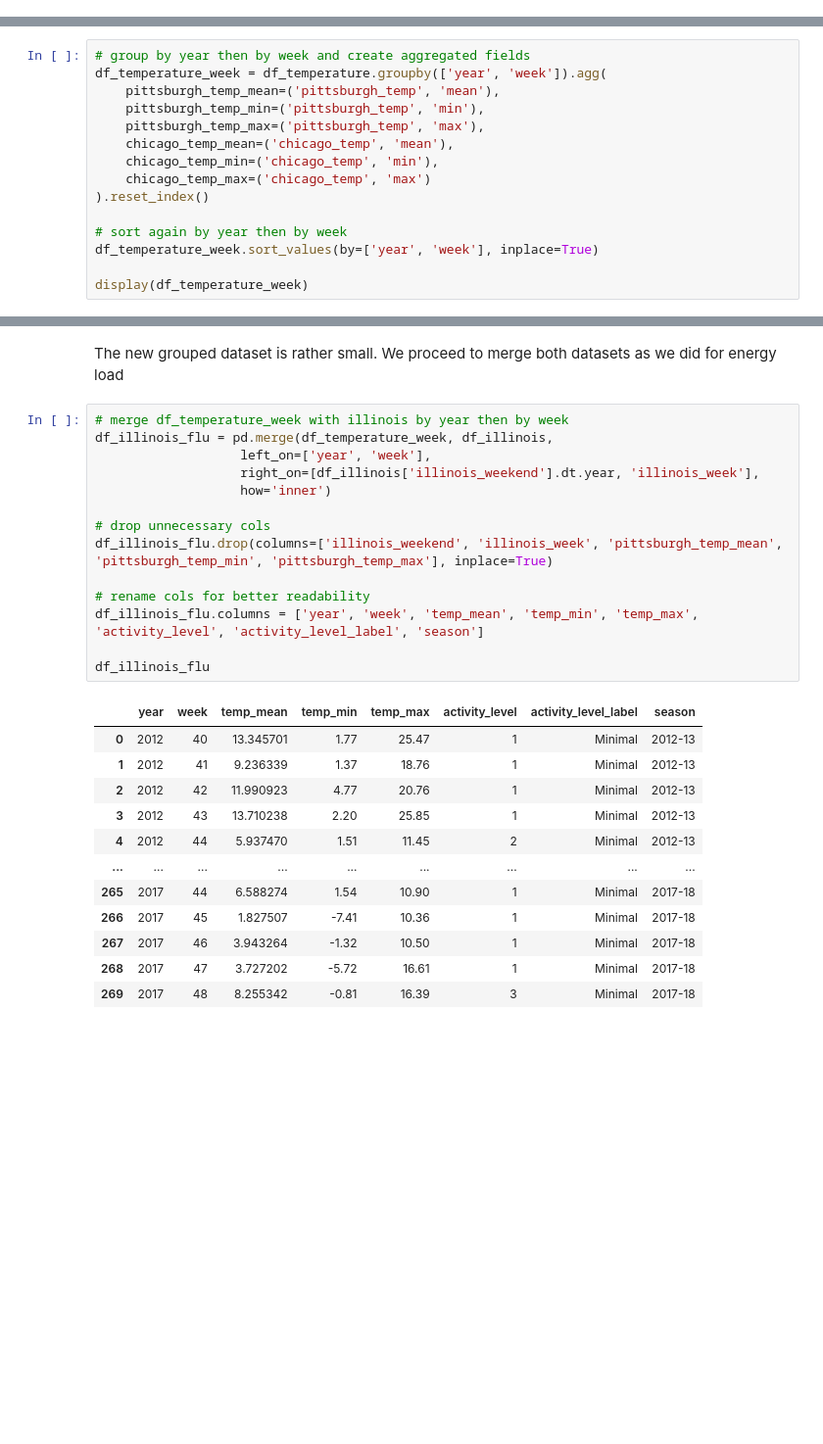
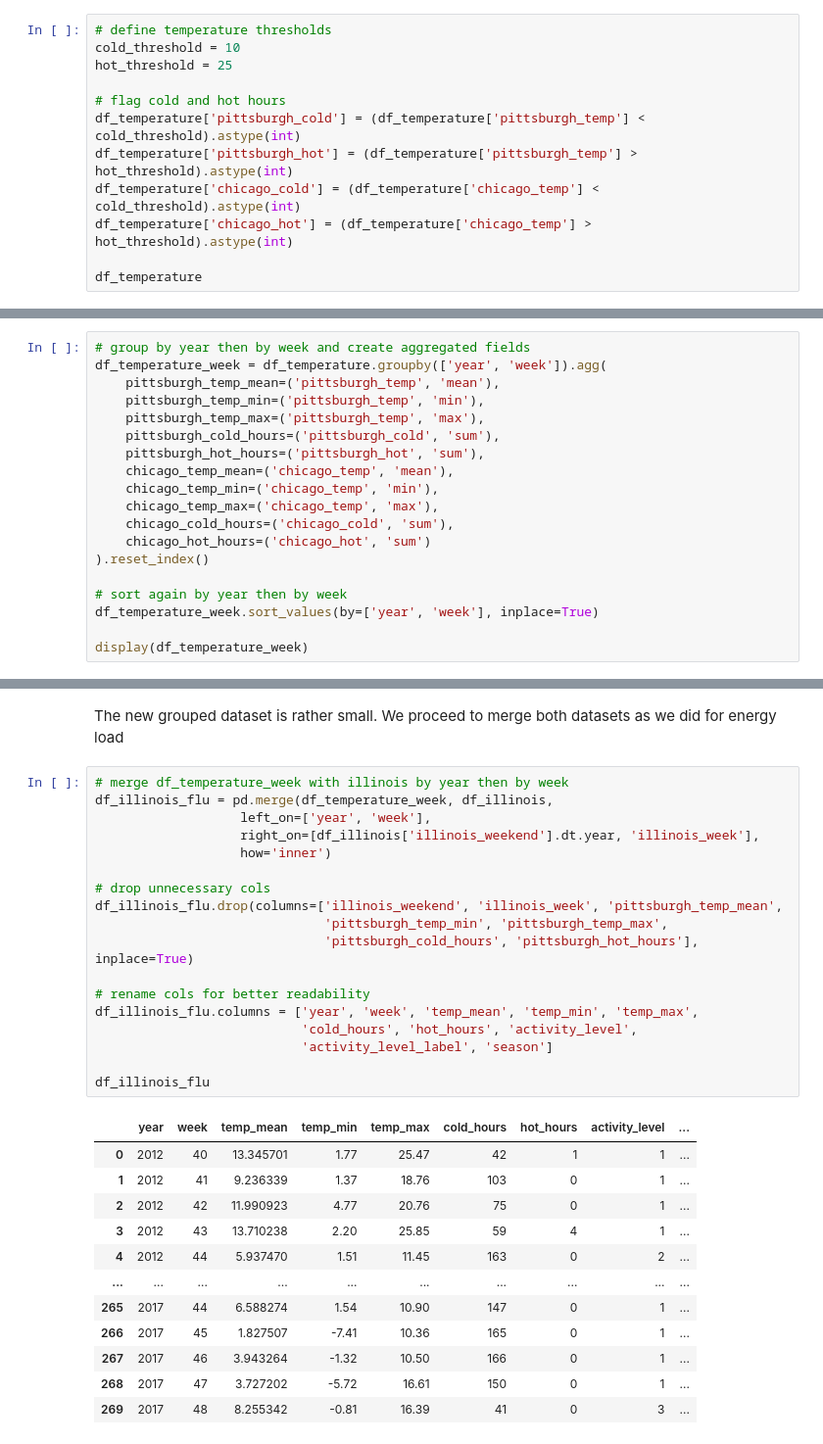
Before and after one commit to Somerillo/DI-Final_Project, a Jupyter notebook: time_series.ipynb, the cells around one changed output, grey strips where cells are left out. Shown: that part at 98% size. Cells and saved outputs as stored; diff of their text form; blank space fills up the shorter version.

```diff
--- a/time_series.ipynb
+++ b/time_series.ipynb
@@ -497,0 +500,12 @@ display(df_temperature.head())
+# %%
+# define temperature thresholds
+cold_threshold = 10
+hot_threshold = 25
+
+# flag cold and hot hours
+df_temperature['pittsburgh_cold'] = (df_temperature['pittsburgh_temp'] < cold_threshold).astype(int)
+df_temperature['pittsburgh_hot'] = (df_temperature['pittsburgh_temp'] > hot_threshold).astype(int)
+df_temperature['chicago_cold'] = (df_temperature['chicago_temp'] < cold_threshold).astype(int)
+df_temperature['chicago_hot'] = (df_temperature['chicago_temp'] > hot_threshold).astype(int)
+
+df_temperature
@@ -503,9 +531,13 @@ df_temperature_week = df_temperature.groupby(['year', 'week']).agg(
     pittsburgh_temp_mean=('pittsburgh_temp', 'mean'),
     pittsburgh_temp_min=('pittsburgh_temp', 'min'),
     pittsburgh_temp_max=('pittsburgh_temp', 'max'),
+    pittsburgh_cold_hours=('pittsburgh_cold', 'sum'),
+    pittsburgh_hot_hours=('pittsburgh_hot', 'sum'),
     chicago_temp_mean=('chicago_temp', 'mean'),
     chicago_temp_min=('chicago_temp', 'min'),
-    chicago_temp_max=('chicago_temp', 'max')
+    chicago_temp_max=('chicago_temp', 'max'),
+    chicago_cold_hours=('chicago_cold', 'sum'),
+    chicago_hot_hours=('chicago_hot', 'sum')
 ).reset_index()
 
 # sort again by year then by week
@@ -541,27 +573,31 @@ The new grouped dataset is rather small. We proceed to merge both datasets as we
 # %%
 # merge df_temperature_week with illinois by year then by week
 df_illinois_flu = pd.merge(df_temperature_week, df_illinois,
                    left_on=['year', 'week'],
                    right_on=[df_illinois['illinois_weekend'].dt.year, 'illinois_week'],
                    how='inner')
 
 # drop unnecessary cols
-df_illinois_flu.drop(columns=['illinois_weekend', 'illinois_week', 'pittsburgh_temp_mean', 'pittsburgh_temp_min', 'pittsburgh_temp_max'], inplace=True)
+df_illinois_flu.drop(columns=['illinois_weekend', 'illinois_week', 'pittsburgh_temp_mean',
+                              'pittsburgh_temp_min', 'pittsburgh_temp_max',
+                              'pittsburgh_cold_hours', 'pittsburgh_hot_hours'], inplace=True)
 
 # rename cols for better readability
-df_illinois_flu.columns = ['year', 'week', 'temp_mean', 'temp_min', 'temp_max', 'activity_level', 'activity_level_label', 'season']
+df_illinois_flu.columns = ['year', 'week', 'temp_mean', 'temp_min', 'temp_max',
+                           'cold_hours', 'hot_hours', 'activity_level',
+                           'activity_level_label', 'season']
 
 df_illinois_flu
 # %% [output]
-|  | year | week | temp_mean | temp_min | temp_max | activity_level | activity_level_label | season |
-| 0 | 2012 | 40 | 13.345701 | 1.77 | 25.47 | 1 | Minimal | 2012-13 |
-| 1 | 2012 | 41 | 9.236339 | 1.37 | 18.76 | 1 | Minimal | 2012-13 |
-| 2 | 2012 | 42 | 11.990923 | 4.77 | 20.76 | 1 | Minimal | 2012-13 |
-| 3 | 2012 | 43 | 13.710238 | 2.20 | 25.85 | 1 | Minimal | 2012-13 |
-| 4 | 2012 | 44 | 5.937470 | 1.51 | 11.45 | 2 | Minimal | 2012-13 |
-| ... | ... | ... | ... | ... | ... | ... | ... | ... |
-| 265 | 2017 | 44 | 6.588274 | 1.54 | 10.90 | 1 | Minimal | 2017-18 |
-| 266 | 2017 | 45 | 1.827507 | -7.41 | 10.36 | 1 | Minimal | 2017-18 |
-| 267 | 2017 | 46 | 3.943264 | -1.32 | 10.50 | 1 | Minimal | 2017-18 |
-| 268 | 2017 | 47 | 3.727202 | -5.72 | 16.61 | 1 | Minimal | 2017-18 |
-| 269 | 2017 | 48 | 8.255342 | -0.81 | 16.39 | 3 | Minimal | 2017-18 |
+|  | year | week | temp_mean | temp_min | temp_max | cold_hours | hot_hours | activity_level | ... |
+| 0 | 2012 | 40 | 13.345701 | 1.77 | 25.47 | 42 | 1 | 1 | ... |
+| 1 | 2012 | 41 | 9.236339 | 1.37 | 18.76 | 103 | 0 | 1 | ... |
+| 2 | 2012 | 42 | 11.990923 | 4.77 | 20.76 | 75 | 0 | 1 | ... |
+| 3 | 2012 | 43 | 13.710238 | 2.20 | 25.85 | 59 | 4 | 1 | ... |
+| 4 | 2012 | 44 | 5.937470 | 1.51 | 11.45 | 163 | 0 | 2 | ... |
+| ... | ... | ... | ... | ... | ... | ... | ... | ... | ... |
+| 265 | 2017 | 44 | 6.588274 | 1.54 | 10.90 | 147 | 0 | 1 | ... |
+| 266 | 2017 | 45 | 1.827507 | -7.41 | 10.36 | 165 | 0 | 1 | ... |
+| 267 | 2017 | 46 | 3.943264 | -1.32 | 10.50 | 166 | 0 | 1 | ... |
+| 268 | 2017 | 47 | 3.727202 | -5.72 | 16.61 | 150 | 0 | 1 | ... |
+| 269 | 2017 | 48 | 8.255342 | -0.81 | 16.39 | 41 | 0 | 3 | ... |
```
Also changed, not shown: parts of 14 cells of this notebook.
